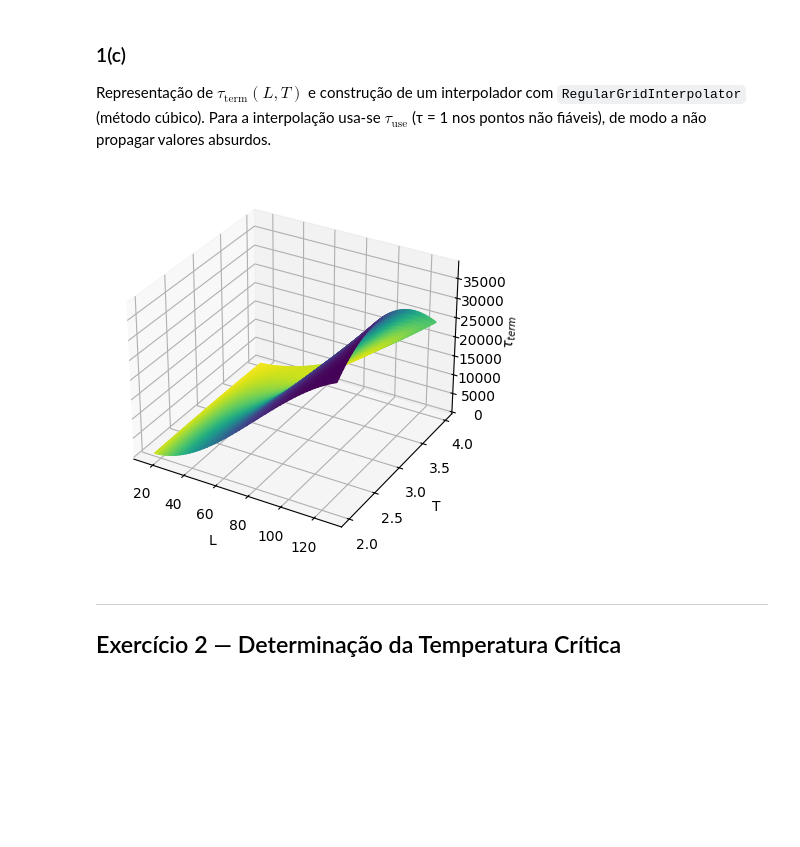
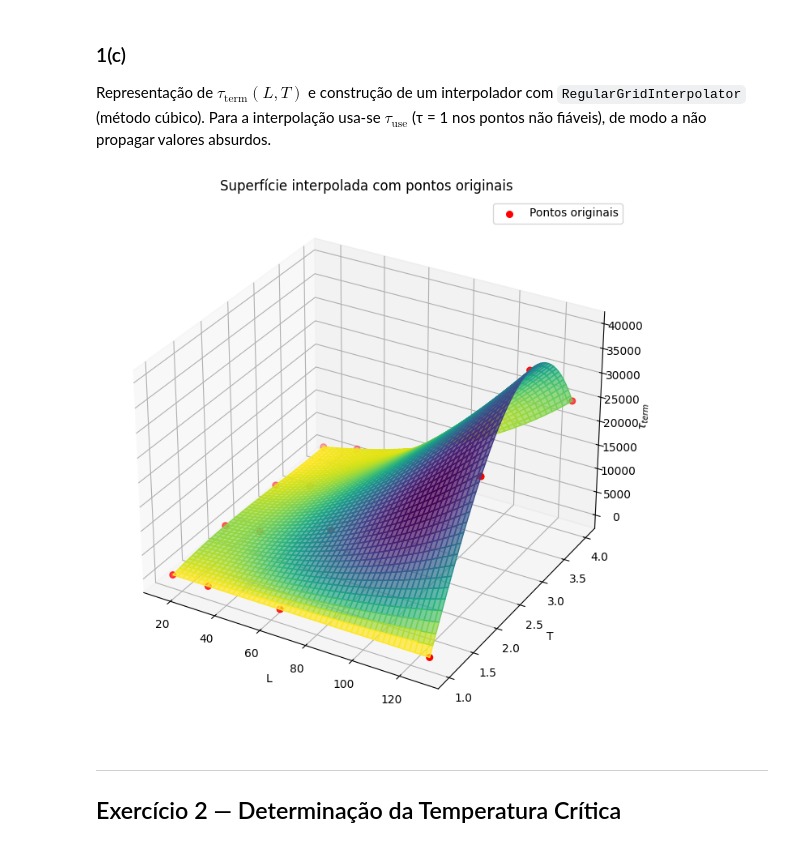
Before and after one commit to RoSerMar/Ising_Model, a Jupyter notebook: Ising_model_tudo_semnumba.ipynb, the cells around one changed output. Drawn from its saved outputs; the diff is of its cells as text; code cells hidden in the pictures; blank space fills up the shorter version.

```diff
--- a/Ising_model_tudo_semnumba.ipynb
+++ b/Ising_model_tudo_semnumba.ipynb
@@ -327,39 +327,65 @@ tau_grid = np.array([
 err_grid = np.array([
     [fit_errors[(L, T)][1] if fit_status[(L, T)] == 'ok' else 0.0
      for T in T_vals]
     for L in L_vals
 ])
 
 interp_tau = RegularGridInterpolator((L_vals, T_vals), tau_grid, method="cubic")
 interp_err = RegularGridInterpolator((L_vals, T_vals), err_grid, method="cubic")
 
-def plot_region(L_min=None, L_max=None, T_min=None, T_max=None, dim=200):
+def plot_region_with_Tstar_plane(L_min=None, L_max=None, T_min=None, T_max=None, dim=200):
     L_min = L_vals.min() if L_min is None else L_min
     L_max = L_vals.max() if L_max is None else L_max
     T_min = T_vals.min() if T_min is None else T_min
     T_max = T_vals.max() if T_max is None else T_max
 
     L_f = np.linspace(L_min, L_max, dim)
     T_f = np.linspace(T_min, T_max, dim)
     Lg, Tg = np.meshgrid(L_f, T_f, indexing="ij")
     pts = np.column_stack([Lg.ravel(), Tg.ravel()])
 
     tau_f = interp_tau(pts).reshape(Lg.shape)
     err_f = interp_err(pts).reshape(Lg.shape)
 
+    # ── Pontos originais da interpolação ─────────────────────────────────
+    mask = (
+        (L_vals >= L_min) & (L_vals <= L_max)
+    )
+    L_pts, T_pts, tau_pts = [], [], []
+    for L in L_vals[mask]:
+        for T in T_vals:
+            if T_min <= T <= T_max:
+                L_pts.append(L)
+                T_pts.append(T)
+                tau_pts.append(tau_grid[np.where(L_vals == L)[0][0],
+                                        np.where(T_vals == T)[0][0]])
+
+    # ── Figura ───────────────────────────────────────────────────────────
     err_norm = err_f / (np.nanmax(err_f) + 1e-12)
     colors = plt.cm.viridis(1 - err_norm)
     colors[..., -1] = 1.0
 
-    fig = plt.figure()
+    fig = plt.figure(figsize=(10, 7))
     ax = fig.add_subplot(111, projection='3d')
-    ax.plot_surface(Lg, Tg, tau_f, facecolors=colors, shade=False)
-    ax.set_xlabel("L"); ax.set_ylabel("T"); ax.set_zlabel(r"$\tau_{term}$")
+
+    # Superfície interpolada
+    ax.plot_surface(Lg, Tg, tau_f, facecolors=colors, shade=False, alpha=0.7, zorder=1)
+
+    # Pontos originais
+    ax.scatter(L_pts, T_pts, tau_pts,
+               color='red', s=30, zorder=5, label='Pontos originais')
+
+    ax.set_xlabel("L")
+    ax.set_ylabel("T")
+    ax.set_zlabel(r"$\tau_{term}$")
+    ax.set_title("Superfície interpolada com pontos originais")
+    ax.legend()
+    plt.tight_layout()
     plt.show()
 
-plot_region(16, 128, 2, 4)
+plot_region_with_Tstar_plane(16, 128, 1, 4)
 # %% [output]
-[figure, old version]
+[figure, new version]
 # %% [markdown]
 ---
 ## Exercício 2 — Determinação da Temperatura Crítica
```
Also changed, not shown: parts of 10 cells of this notebook, 2 other files.
